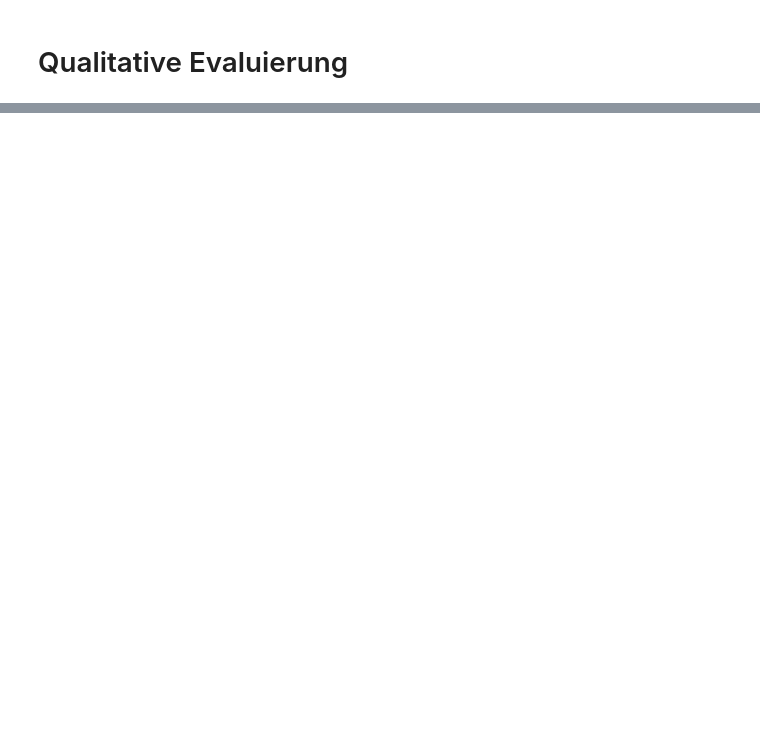
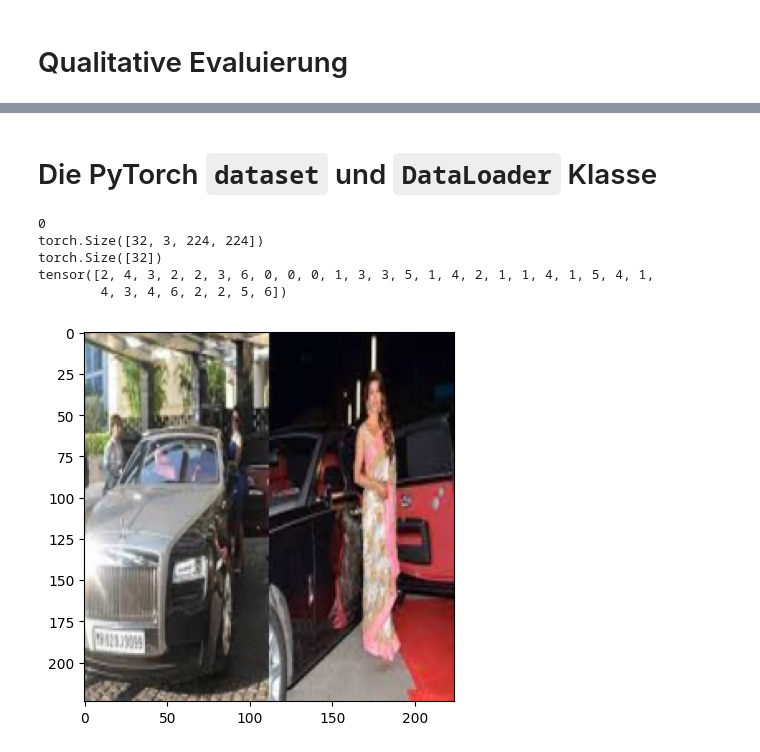
Before and after one commit to juebrauer/code_jb, a Jupyter notebook: 0017_semester_code_dl4cv/02_erstes_cnn_beispiel.ipynb, the cells around one changed output, grey strips where cells are left out. Saved outputs shown, nothing was run; the diff lists cells and outputs as text; code cells hidden in the pictures; blank space fills up the shorter version.

```diff
--- a/0017_semester_code_dl4cv/02_erstes_cnn_beispiel.ipynb
+++ b/0017_semester_code_dl4cv/02_erstes_cnn_beispiel.ipynb
@@ -342,0 +344,42 @@ Gespeichert unter: /media/veracrypt1/09_src/code_jb/0017_semester_code_dl4cv/pre
+# %% [markdown]
+# Die PyTorch `dataset` und `DataLoader` Klasse
+# %%
+from torch.utils.data import DataLoader
+from torchvision import datasets, transforms
+import matplotlib.pyplot as plt
+
+mean = [0.485, 0.456, 0.406]
+std  = [0.229, 0.224, 0.225]
+
+train_tfms = transforms.Compose([
+        transforms.Resize((img_size, img_size)),
+        transforms.ToTensor(),
+        #transforms.Normalize(mean, std),
+])
+
+dataset_folder = "/home/juebrauer/link_to_vcd/10_datasets/57_vehicle_image_classification/Vehicles"
+train_dataset = datasets.ImageFolder(root=dataset_folder,
+                                     transform=train_tfms)
+
+train_loader = DataLoader(train_dataset, batch_size=32, shuffle=True)
+
+for batch_nr, (imgs, labels) in enumerate(train_loader):
+    print(batch_nr)
+    print(imgs.shape)
+    print(labels.shape)
+
+    print(labels)
+
+    first_img_of_first_batch = imgs[0].permute(1,2,0)
+
+    if True:
+        plt.imshow(first_img_of_first_batch)
+        plt.show()
+        break
+# %% [output]
+0
+torch.Size([32, 3, 224, 224])
+torch.Size([32])
+tensor([2, 4, 3, 2, 2, 3, 6, 0, 0, 0, 1, 3, 3, 5, 1, 4, 2, 1, 1, 4, 1, 5, 4, 1,
+        4, 3, 4, 6, 2, 2, 5, 6])
+[figure, added]
```
Also changed, not shown: parts of 16 cells of this notebook.
